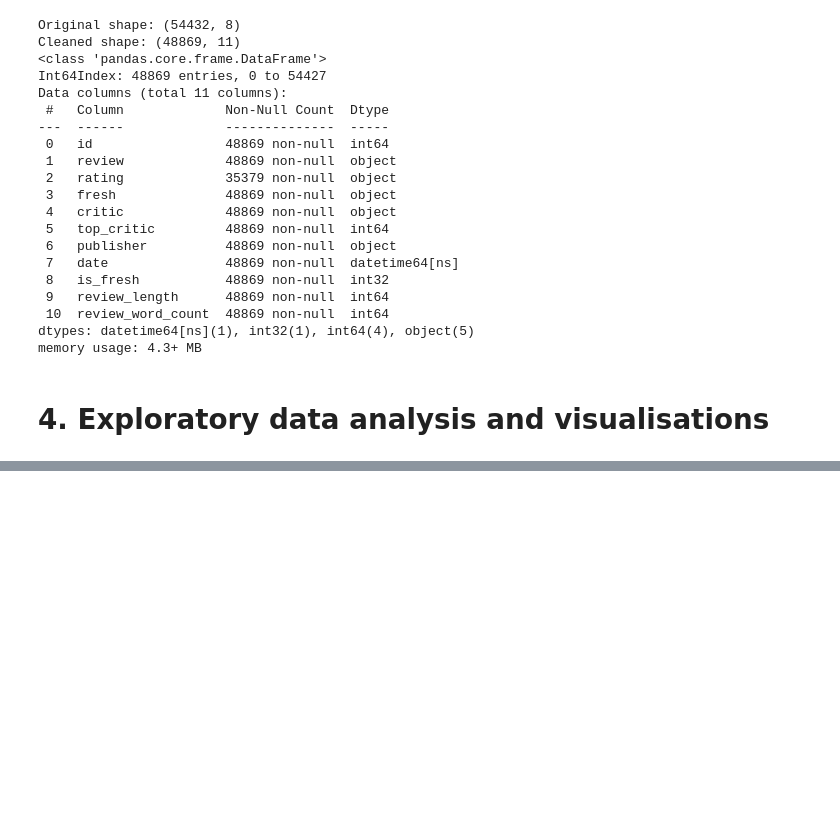
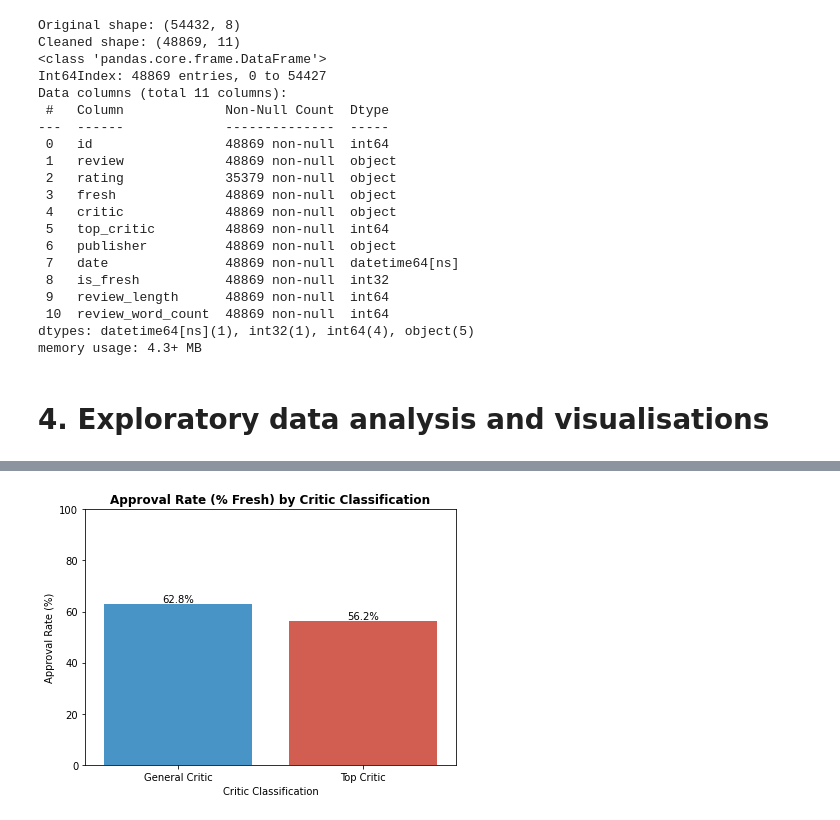
Before and after one commit to oliverkiplagat/Studio_Launch-Pad, a Jupyter notebook: student.ipynb, the cells around one changed output, grey strips where cells are left out. Cells and saved outputs as stored; diff of their text form; code cells hidden in the pictures; blank space fills up the shorter version.

```diff
--- a/student.ipynb
+++ b/student.ipynb
@@ -121,0 +161,35 @@ print("SQL Table 'reviews' created successfully.")
+# %%
+sql_critics = """
+SELECT
+    CASE
+        WHEN top_critic = 1 THEN 'Top Critic'
+        ELSE 'General Critic'
+    END AS critic_type,
+    COUNT(*) AS total_reviews,
+    ROUND(AVG(is_fresh) * 100, 2) AS fresh_approval_pct,
+    ROUND(AVG(review_word_count), 2) AS avg_words_per_review
+FROM reviews
+GROUP BY top_critic;
+"""
+
+critics_df = pd.read_sql_query(sql_critics, conn)
+critics_df
+
+# Plot Approval Rate Comparison
+plt.figure(figsize=(6, 4.5))
+ax = sns.barplot(data=critics_df, x='critic_type', y='fresh_approval_pct', palette=['#3498DB', '#E74C3C'])
+plt.title('Approval Rate (% Fresh) by Critic Classification', fontsize=12, fontweight='bold')
+plt.xlabel('Critic Classification', fontsize=10)
+plt.ylabel('Approval Rate (%)', fontsize=10)
+plt.ylim(0, 100)
+
+for p in ax.patches:
+    ax.annotate(f"{p.get_height():.1f}%",
+                (p.get_x() + p.get_width() / 2., p.get_height()),
+                ha='center', va='center', xytext=(0, 5), textcoords='offset points')
+
+plt.tight_layout()
+plt.savefig('images/critic_classification_approval.png', dpi=300)
+plt.show()
+# %% [output]
+[figure, added]
```
Also changed, not shown: parts of 6 cells of this notebook.
